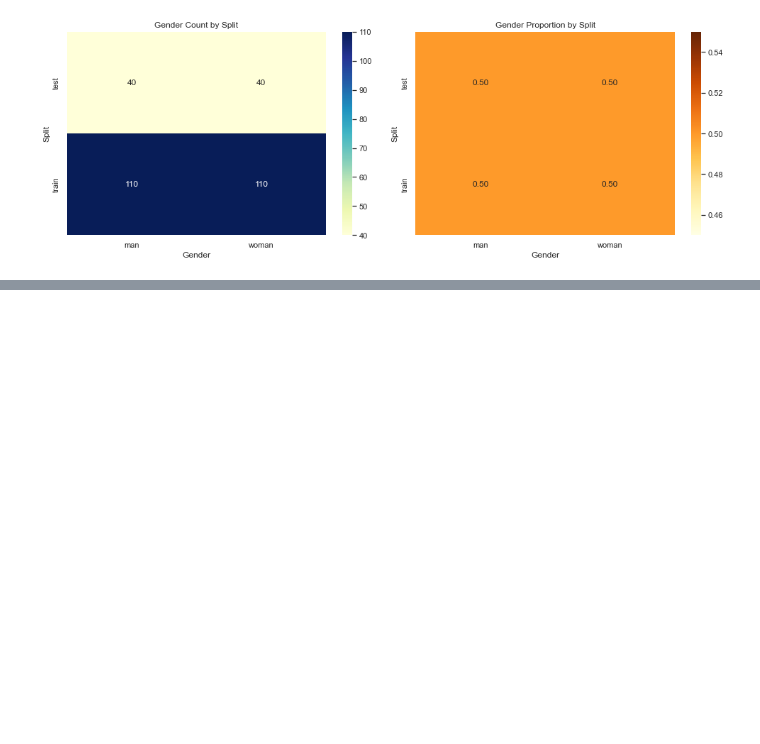
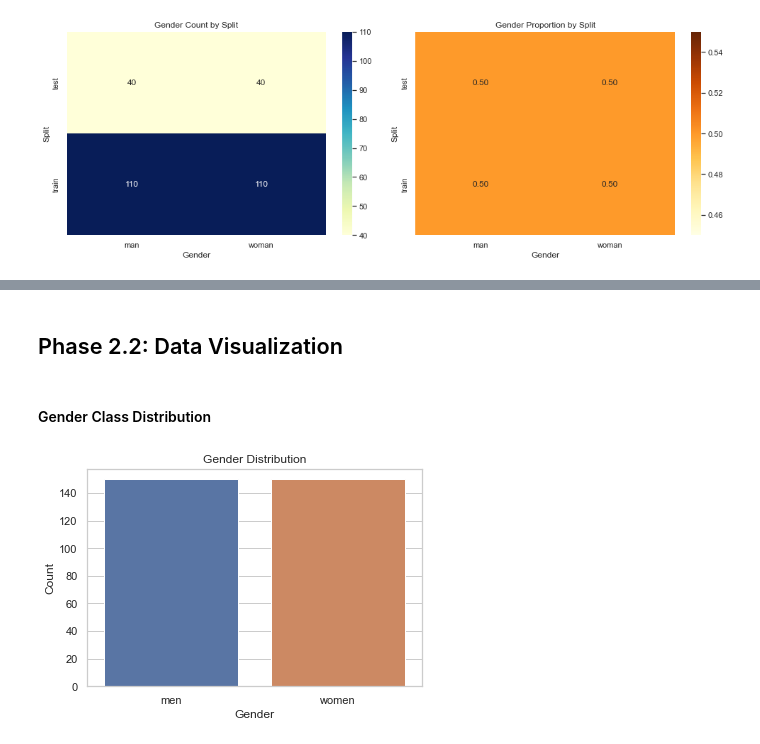
Before and after one commit to AAkinDev/Gender-Detection-CV, a Jupyter notebook: Notebooks/EDA_for_Gender_Detection.ipynb, the cells around one changed output, grey strips where cells are left out. Drawn from its saved outputs; the diff is of its cells as text; code cells hidden in the pictures; blank space fills up the shorter version.

```diff
--- a/Notebooks/EDA_for_Gender_Detection.ipynb
+++ b/Notebooks/EDA_for_Gender_Detection.ipynb
@@ -125,0 +192,7 @@ plt.show()
+# %%
+# Run for both sets
+train_df = collect_image_statistics(train_dir)
+test_df = collect_image_statistics(test_dir)
+# %%
+# Combine into one DataFrame
+image_stats_df = pd.concat([train_df, test_df], ignore_index=True)
@@ -125,0 +201,4 @@ plt.show()
+# %%
+# Image size distribution
+image_stats_df['width'] = image_stats_df['size'].apply(lambda x: x[0] if x else None)
+image_stats_df['height'] = image_stats_df['size'].apply(lambda x: x[1] if x else None)
@@ -125,0 +232,19 @@ plt.show()
+# %% [markdown]
+## Phase 2.2: Data Visualization
+# %%
+import matplotlib.pyplot as plt
+import seaborn as sns
+
+sns.set(style="whitegrid")
+# %% [markdown]
+#### Gender Class Distribution
+# %%
+# Plotting Gender Class Distribution
+plt.figure(figsize=(6, 4))
+sns.countplot(data=image_stats_df, x="gender", order=image_stats_df['gender'].value_counts().index)
+plt.title("Gender Distribution")
+plt.xlabel("Gender")
+plt.ylabel("Count")
+plt.show()
+# %% [output]
+[figure, added]
```
Also changed, not shown: parts of 33 cells of this notebook, 2 other files.
